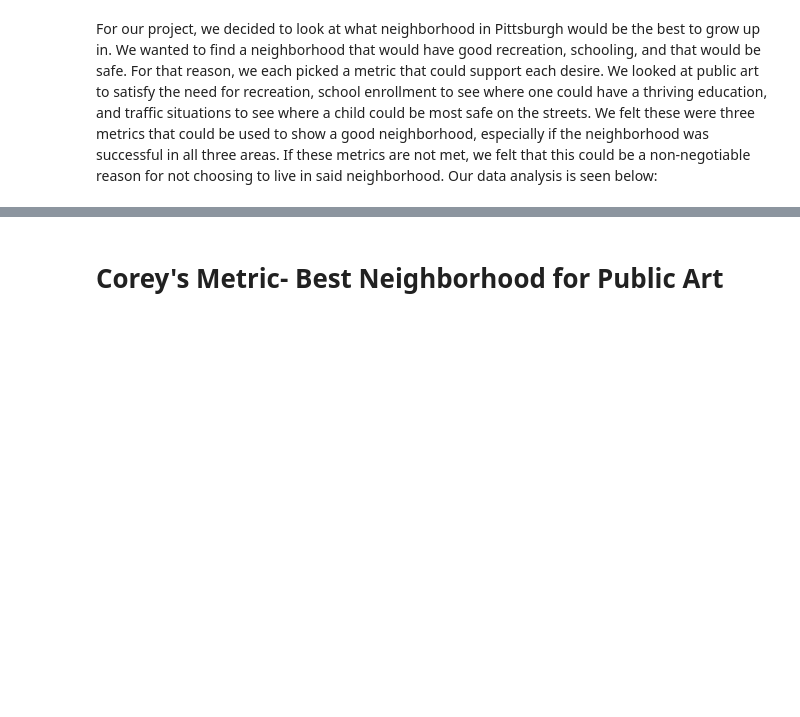
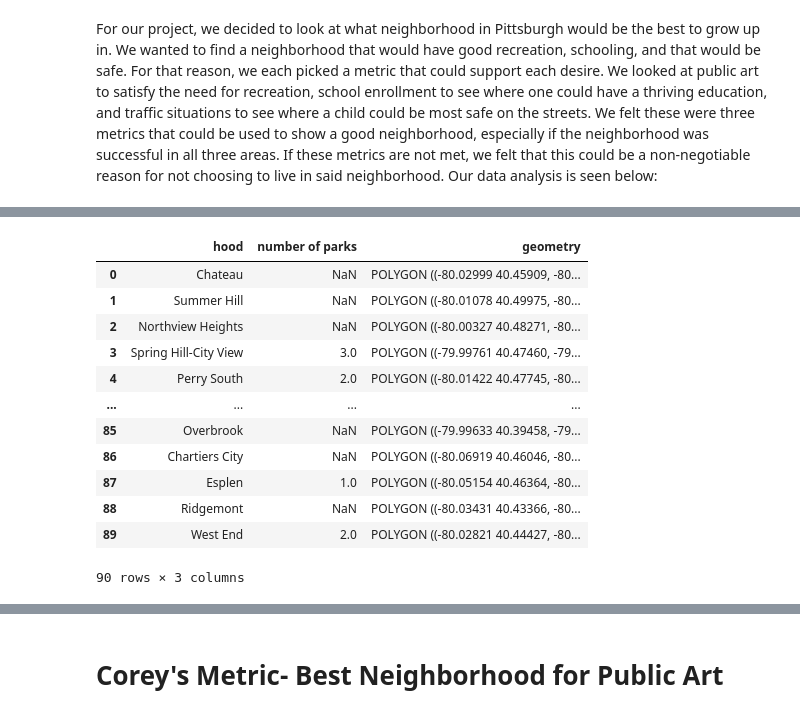
Before and after one commit to kaitlynnaehr/Final-Project-CMPINF0010, a Jupyter notebook: Final_Notebook.ipynb, the cells around one changed output, grey strips where cells are left out. Cells and saved outputs as stored; diff of their text form; code cells hidden in the pictures; blank space fills up the shorter version.

```diff
--- a/Final_Notebook.ipynb
+++ b/Final_Notebook.ipynb
@@ -8,0 +88,18 @@ For our project, we decided to look at what neighborhood in Pittsburgh would be
+# %%
+#merge my art data frame and the shape file
+parks_map = neighborhoods.merge(park_df, how = 'left', left_on='hood', right_on='neighborhood')
+parks_map[['hood','number of parks','geometry']]
+# %% [output]
+|  | hood | number of parks | geometry |
+| 0 | Chateau | NaN | POLYGON ((-80.02999 40.45909, -80... |
+| 1 | Summer Hill | NaN | POLYGON ((-80.01078 40.49975, -80... |
+| 2 | Northview Heights | NaN | POLYGON ((-80.00327 40.48271, -80... |
+| 3 | Spring Hill-City View | 3.0 | POLYGON ((-79.99761 40.47460, -79... |
+| 4 | Perry South | 2.0 | POLYGON ((-80.01422 40.47745, -80... |
+| ... | ... | ... | ... |
+| 85 | Overbrook | NaN | POLYGON ((-79.99633 40.39458, -79... |
+| 86 | Chartiers City | NaN | POLYGON ((-80.06919 40.46046, -80... |
+| 87 | Esplen | 1.0 | POLYGON ((-80.05154 40.46364, -80... |
+| 88 | Ridgemont | NaN | POLYGON ((-80.03431 40.43366, -80... |
+| 89 | West End | 2.0 | POLYGON ((-80.02821 40.44427, -80... |
+90 rows × 3 columns
```
Also changed, not shown: parts of 11 cells of this notebook, 2 other files.
